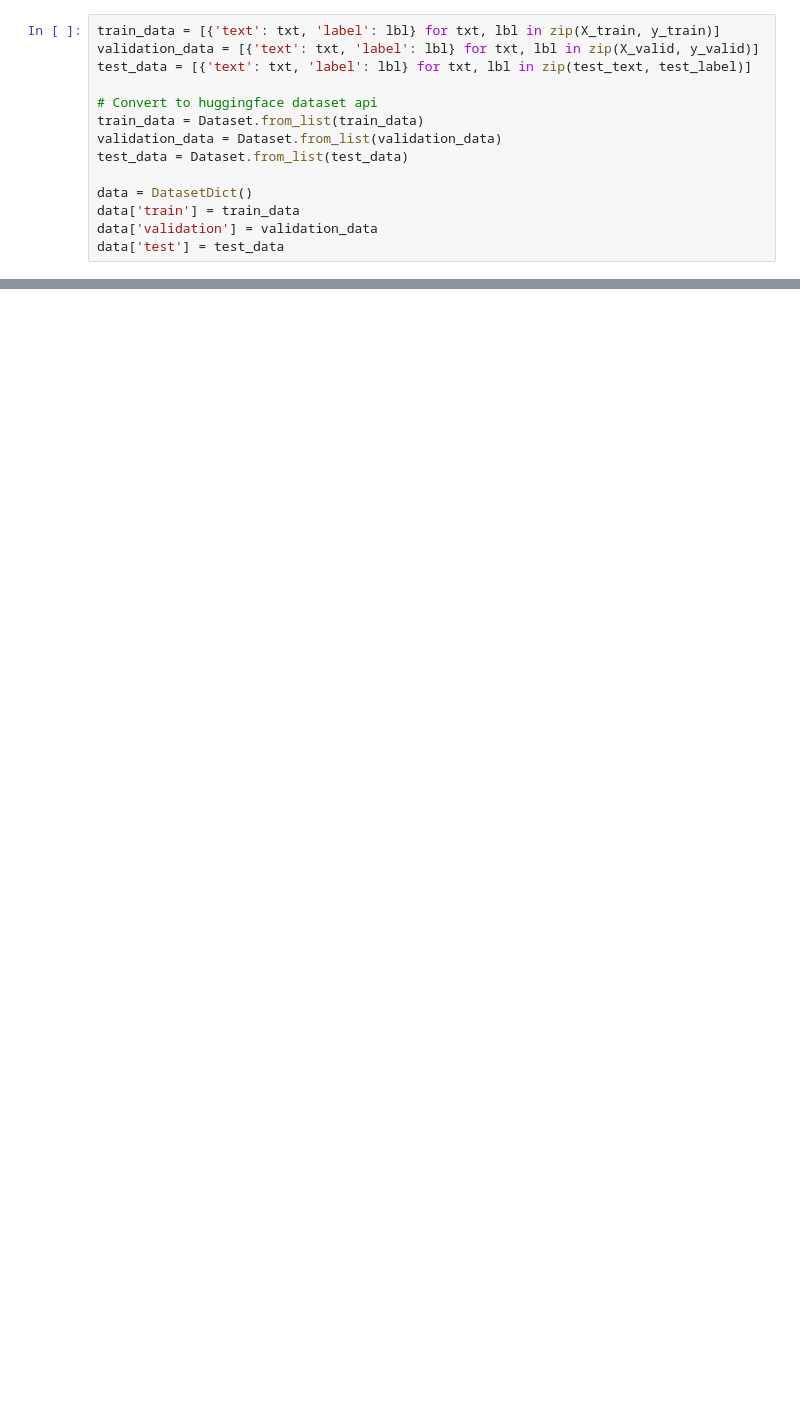
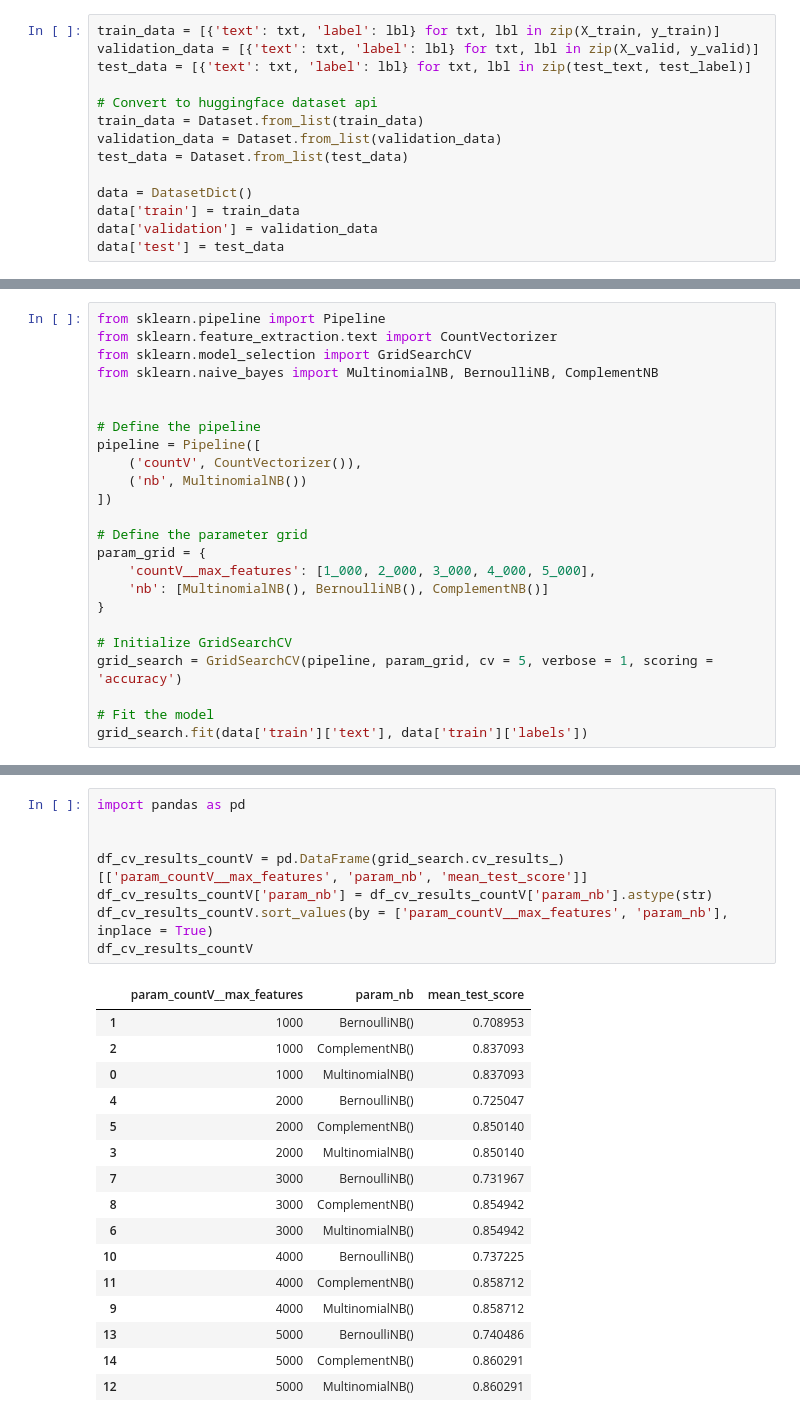
Before and after one commit to Maaz77/YELP_Classification, a Jupyter notebook: Sentiment_Analysis_YELP.ipynb, the cells around one changed output, grey strips where cells are left out. Saved outputs shown, nothing was run; the diff lists cells and outputs as text; blank space fills up the shorter version.

```diff
--- a/Sentiment_Analysis_YELP.ipynb
+++ b/Sentiment_Analysis_YELP.ipynb
@@ -96,0 +119,24 @@ data['test'] = test_data
+# %%
+from sklearn.pipeline import Pipeline
+from sklearn.feature_extraction.text import CountVectorizer
+from sklearn.model_selection import GridSearchCV
+from sklearn.naive_bayes import MultinomialNB, BernoulliNB, ComplementNB
+
+
+# Define the pipeline
+pipeline = Pipeline([
+    ('countV', CountVectorizer()),
+    ('nb', MultinomialNB())
+])
+
+# Define the parameter grid
+param_grid = {
+    'countV__max_features': [1_000, 2_000, 3_000, 4_000, 5_000],
+    'nb': [MultinomialNB(), BernoulliNB(), ComplementNB()]
+}
+
+# Initialize GridSearchCV
+grid_search = GridSearchCV(pipeline, param_grid, cv = 5, verbose = 1, scoring = 'accuracy')
+
+# Fit the model
+grid_search.fit(data['train']['text'], data['train']['labels'])
@@ -96,0 +152,25 @@ data['test'] = test_data
+# %%
+import pandas as pd
+
+
+df_cv_results_countV = pd.DataFrame(grid_search.cv_results_)[['param_countV__max_features', 'param_nb', 'mean_test_score']]
+df_cv_results_countV['param_nb'] = df_cv_results_countV['param_nb'].astype(str)
+df_cv_results_countV.sort_values(by = ['param_countV__max_features', 'param_nb'], inplace = True)
+df_cv_results_countV
+# %% [output]
+|  | param_countV__max_features | param_nb | mean_test_score |
+| 1 | 1000 | BernoulliNB() | 0.708953 |
+| 2 | 1000 | ComplementNB() | 0.837093 |
+| 0 | 1000 | MultinomialNB() | 0.837093 |
+| 4 | 2000 | BernoulliNB() | 0.725047 |
+| 5 | 2000 | ComplementNB() | 0.850140 |
+| 3 | 2000 | MultinomialNB() | 0.850140 |
+| 7 | 3000 | BernoulliNB() | 0.731967 |
+| 8 | 3000 | ComplementNB() | 0.854942 |
+| 6 | 3000 | MultinomialNB() | 0.854942 |
+| 10 | 4000 | BernoulliNB() | 0.737225 |
+| 11 | 4000 | ComplementNB() | 0.858712 |
+| 9 | 4000 | MultinomialNB() | 0.858712 |
+| 13 | 5000 | BernoulliNB() | 0.740486 |
+| 14 | 5000 | ComplementNB() | 0.860291 |
+| 12 | 5000 | MultinomialNB() | 0.860291 |
```
Also changed, not shown: parts of 56 cells of this notebook.
